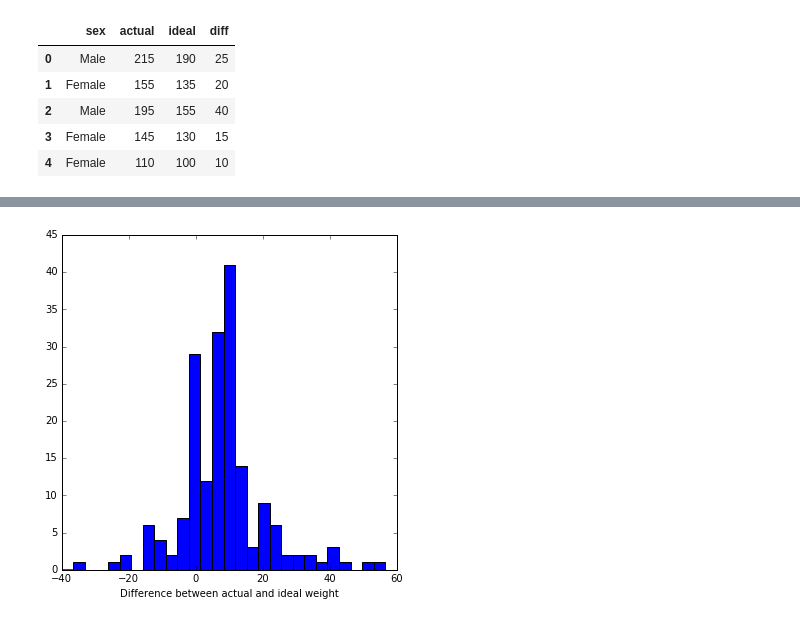
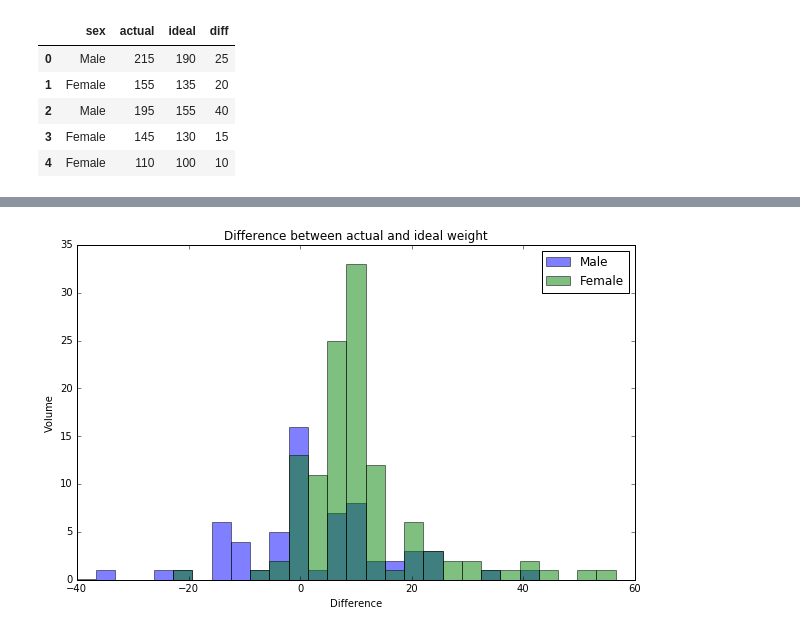
Before and after one commit to mshofmann/data_science, a Jupyter notebook: Ideal_Weight.ipynb, the cells around one changed output, grey strips where cells are left out. Saved outputs shown, nothing was run; the diff lists cells and outputs as text; code cells hidden in the pictures.

```diff
--- a/Ideal_Weight.ipynb
+++ b/Ideal_Weight.ipynb
@@ -47,7 +70,11 @@ plt.xlabel('Weight')
 # %%
-bins = numpy.linspace(-40, 60, 30)
-plt.figure(figsize=(6,6))
-plt.hist(df['diff'], bins)
-plt.xlabel('Difference between actual and ideal weight');
+bins = np.linspace(-40, 60, 30)
+plt.figure(figsize=(10,6))
+plt.hist(df['diff'][df['sex']=='Male'], bins, alpha=0.5)
+plt.hist(df['diff'][df['sex']=='Female'], bins, alpha=0.5)
+plt.legend(['Male','Female'])
+plt.title('Difference between actual and ideal weight')
+plt.xlabel('Difference')
+plt.ylabel('Volume');
 # %% [output]
-[figure, old version]
+[figure, new version]
```
Also changed, not shown: parts of 20 cells of this notebook.
